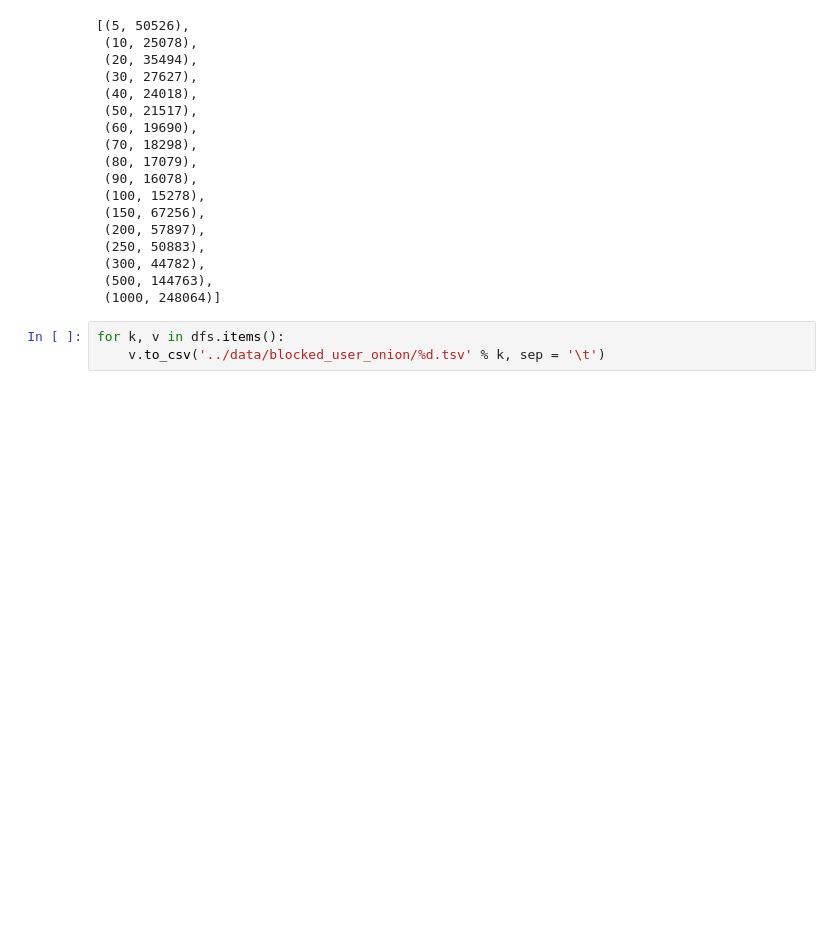
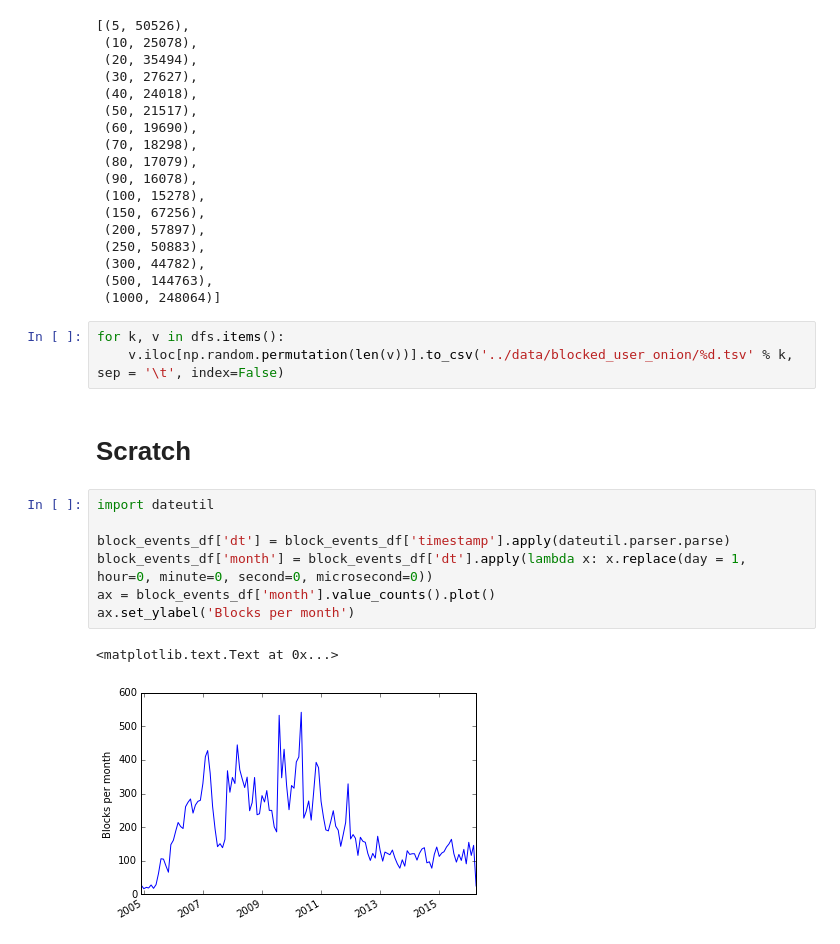
Before and after one commit to ewulczyn/wiki-detox, a Jupyter notebook: wikipedia/src/CrowdFlower Sample.ipynb, the cells around one changed output. Saved outputs shown, nothing was run; the diff lists cells and outputs as text; blank space fills up the shorter version.

```diff
--- a/wikipedia/src/CrowdFlower Sample.ipynb
+++ b/wikipedia/src/CrowdFlower Sample.ipynb
@@ -222,4 +225,16 @@ sizes
  (1000, 248064)]
 # %%
 for k, v in dfs.items():
-    v.to_csv('../data/blocked_user_onion/%d.tsv' % k, sep = '\t')
+    v.iloc[np.random.permutation(len(v))].to_csv('../data/blocked_user_onion/%d.tsv' % k, sep = '\t', index=False)
+# %% [markdown]
+# Scratch
+# %%
+import dateutil
+
+block_events_df['dt'] = block_events_df['timestamp'].apply(dateutil.parser.parse)
+block_events_df['month'] = block_events_df['dt'].apply(lambda x: x.replace(day = 1, hour=0, minute=0, second=0, microsecond=0))
+ax = block_events_df['month'].value_counts().plot()
+ax.set_ylabel('Blocks per month')
+# %% [output]
+<matplotlib.text.Text at 0x...>
+[figure, added]
```
Also changed, not shown: parts of 4 cells of this notebook, 1 other file.
